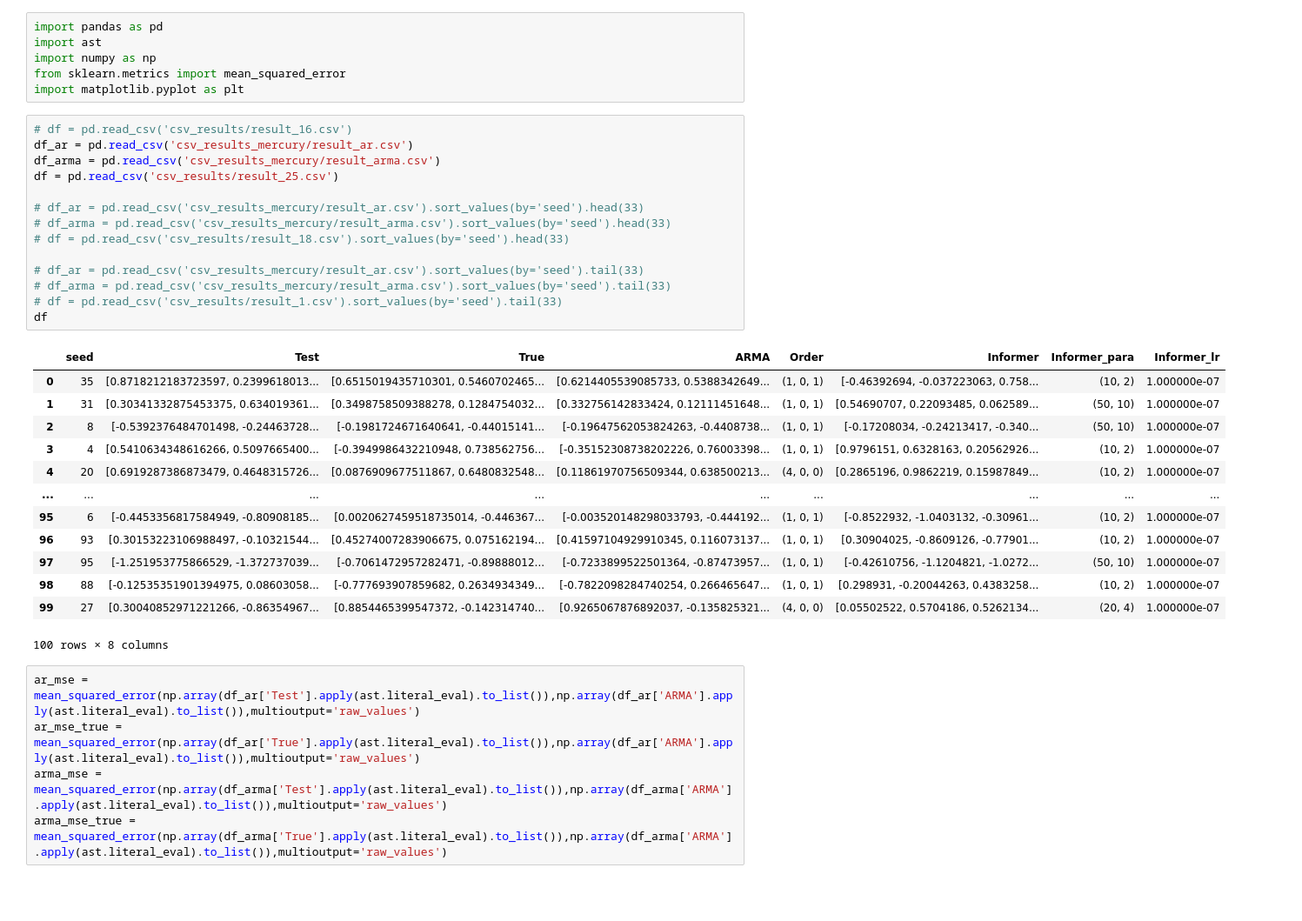
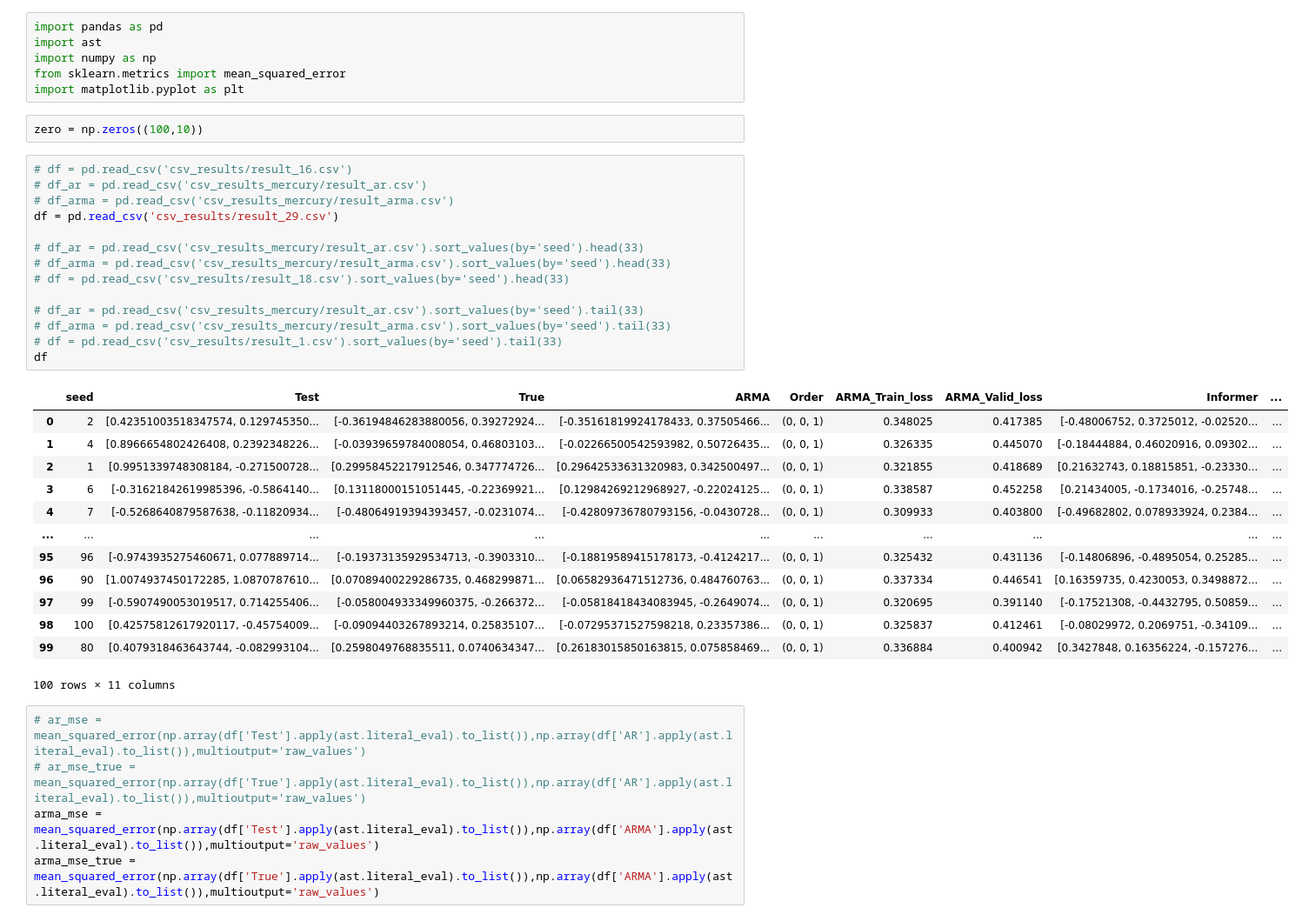
Before and after one commit to jasongangquanzhang/Informer_Time_Series, a Jupyter notebook: visiualization.ipynb, the cells around one changed output. Shown at 87% size. Drawn from its saved outputs; the diff is of its cells as text; blank space fills up the shorter version.

```diff
--- a/visiualization.ipynb
+++ b/visiualization.ipynb
@@ -4,37 +4,39 @@ import ast
 import numpy as np
 from sklearn.metrics import mean_squared_error
 import matplotlib.pyplot as plt
+# %%
+zero = np.zeros((100,10))
 # %%
 # df = pd.read_csv('csv_results/result_16.csv')
-df_ar = pd.read_csv('csv_results_mercury/result_ar.csv')
-df_arma = pd.read_csv('csv_results_mercury/result_arma.csv')
-df = pd.read_csv('csv_results/result_25.csv')
+# df_ar = pd.read_csv('csv_results_mercury/result_ar.csv')
+# df_arma = pd.read_csv('csv_results_mercury/result_arma.csv')
+df = pd.read_csv('csv_results/result_29.csv')
 
 # df_ar = pd.read_csv('csv_results_mercury/result_ar.csv').sort_values(by='seed').head(33)
 # df_arma = pd.read_csv('csv_results_mercury/result_arma.csv').sort_values(by='seed').head(33)
 # df = pd.read_csv('csv_results/result_18.csv').sort_values(by='seed').head(33)
 
 # df_ar = pd.read_csv('csv_results_mercury/result_ar.csv').sort_values(by='seed').tail(33)
 # df_arma = pd.read_csv('csv_results_mercury/result_arma.csv').sort_values(by='seed').tail(33)
 # df = pd.read_csv('csv_results/result_1.csv').sort_values(by='seed').tail(33)
 df
 # %% [output]
-|  | seed | Test | True | ARMA | Order | Informer | Informer_para | Informer_lr |
-| 0 | 35 | [0.8718212183723597, 0.2399618013... | [0.6515019435710301, 0.5460702465... | [0.6214405539085733, 0.5388342649... | (1, 0, 1) | [-0.46392694, -0.037223063, 0.758... | (10, 2) | 1.000000e-07 |
-| 1 | 31 | [0.30341332875453375, 0.634019361... | [0.3498758509388278, 0.1284754032... | [0.332756142833424, 0.12111451648... | (1, 0, 1) | [0.54690707, 0.22093485, 0.062589... | (50, 10) | 1.000000e-07 |
-| 2 | 8 | [-0.5392376484701498, -0.24463728... | [-0.1981724671640641, -0.44015141... | [-0.19647562053824263, -0.4408738... | (1, 0, 1) | [-0.17208034, -0.24213417, -0.340... | (50, 10) | 1.000000e-07 |
-| 3 | 4 | [0.5410634348616266, 0.5097665400... | [-0.3949986432210948, 0.738562756... | [-0.35152308738202226, 0.76003398... | (1, 0, 1) | [0.9796151, 0.6328163, 0.20562926... | (10, 2) | 1.000000e-07 |
-| 4 | 20 | [0.6919287386873479, 0.4648315726... | [0.0876909677511867, 0.6480832548... | [0.11861970756509344, 0.638500213... | (4, 0, 0) | [0.2865196, 0.9862219, 0.15987849... | (10, 2) | 1.000000e-07 |
-| ... | ... | ... | ... | ... | ... | ... | ... | ... |
-| 95 | 6 | [-0.4453356817584949, -0.80908185... | [0.0020627459518735014, -0.446367... | [-0.003520148298033793, -0.444192... | (1, 0, 1) | [-0.8522932, -1.0403132, -0.30961... | (10, 2) | 1.000000e-07 |
-| 96 | 93 | [0.30153223106988497, -0.10321544... | [0.45274007283906675, 0.075162194... | [0.41597104929910345, 0.116073137... | (1, 0, 1) | [0.30904025, -0.8609126, -0.77901... | (10, 2) | 1.000000e-07 |
-| 97 | 95 | [-1.251953775866529, -1.372737039... | [-0.7061472957282471, -0.89888012... | [-0.7233899522501364, -0.87473957... | (1, 0, 1) | [-0.42610756, -1.1204821, -1.0272... | (50, 10) | 1.000000e-07 |
-| 98 | 88 | [-0.12535351901394975, 0.08603058... | [-0.777693907859682, 0.2634934349... | [-0.7822098284740254, 0.266465647... | (1, 0, 1) | [0.298931, -0.20044263, 0.4383258... | (10, 2) | 1.000000e-07 |
-| 99 | 27 | [0.30040852971221266, -0.86354967... | [0.8854465399547372, -0.142314740... | [0.9265067876892037, -0.135825321... | (4, 0, 0) | [0.05502522, 0.5704186, 0.5262134... | (20, 4) | 1.000000e-07 |
+|  | seed | Test | True | ARMA | Order | ARMA_Train_loss | ARMA_Valid_loss | Informer | ... |
+| 0 | 2 | [0.42351003518347574, 0.129745350... | [-0.36194846283880056, 0.39272924... | [-0.35161819924178433, 0.37505466... | (0, 0, 1) | 0.348025 | 0.417385 | [-0.48006752, 0.3725012, -0.02520... | ... |
+| 1 | 4 | [0.8966654802426408, 0.2392348226... | [-0.03939659784008054, 0.46803103... | [-0.02266500542593982, 0.50726435... | (0, 0, 1) | 0.326335 | 0.445070 | [-0.18444884, 0.46020916, 0.09302... | ... |
+| 2 | 1 | [0.9951339748308184, -0.271500728... | [0.29958452217912546, 0.347774726... | [0.29642533631320983, 0.342500497... | (0, 0, 1) | 0.321855 | 0.418689 | [0.21632743, 0.18815851, -0.23330... | ... |
+| 3 | 6 | [-0.31621842619985396, -0.5864140... | [0.13118000151051445, -0.22369921... | [0.12984269212968927, -0.22024125... | (0, 0, 1) | 0.338587 | 0.452258 | [0.21434005, -0.1734016, -0.25748... | ... |
+| 4 | 7 | [-0.5268640879587638, -0.11820934... | [-0.48064919394393457, -0.0231074... | [-0.42809736780793156, -0.0430728... | (0, 0, 1) | 0.309933 | 0.403800 | [-0.49682802, 0.078933924, 0.2384... | ... |
+| ... | ... | ... | ... | ... | ... | ... | ... | ... | ... |
+| 95 | 96 | [-0.9743935275460671, 0.077889714... | [-0.19373135929534713, -0.3903310... | [-0.18819589415178173, -0.4124217... | (0, 0, 1) | 0.325432 | 0.431136 | [-0.14806896, -0.4895054, 0.25285... | ... |
+| 96 | 90 | [1.0074937450172285, 1.0870787610... | [0.07089400229286735, 0.468299871... | [0.06582936471512736, 0.484760763... | (0, 0, 1) | 0.337334 | 0.446541 | [0.16359735, 0.4230053, 0.3498872... | ... |
+| 97 | 99 | [-0.5907490053019517, 0.714255406... | [-0.058004933349960375, -0.266372... | [-0.05818418434083945, -0.2649074... | (0, 0, 1) | 0.320695 | 0.391140 | [-0.17521308, -0.4432795, 0.50859... | ... |
+| 98 | 100 | [0.42575812617920117, -0.45754009... | [-0.09094403267893214, 0.25835107... | [-0.07295371527598218, 0.23357386... | (0, 0, 1) | 0.325837 | 0.412461 | [-0.08029972, 0.2069751, -0.34109... | ... |
+| 99 | 80 | [0.4079318463643744, -0.082993104... | [0.2598049768835511, 0.0740634347... | [0.26183015850163815, 0.075858469... | (0, 0, 1) | 0.336884 | 0.400942 | [0.3427848, 0.16356224, -0.157276... | ... |
-100 rows × 8 columns
+100 rows × 11 columns
 # %%
-ar_mse = mean_squared_error(np.array(df_ar['Test'].apply(ast.literal_eval).to_list()),np.array(df_ar['ARMA'].apply(ast.literal_eval).to_list()),multioutput='raw_values')
-ar_mse_true = mean_squared_error(np.array(df_ar['True'].apply(ast.literal_eval).to_list()),np.array(df_ar['ARMA'].apply(ast.literal_eval).to_list()),multioutput='raw_values')
-arma_mse = mean_squared_error(np.array(df_arma['Test'].apply(ast.literal_eval).to_list()),np.array(df_arma['ARMA'].apply(ast.literal_eval).to_list()),multioutput='raw_values')
-arma_mse_true = mean_squared_error(np.array(df_arma['True'].apply(ast.literal_eval).to_list()),np.array(df_arma['ARMA'].apply(ast.literal_eval).to_list()),multioutput='raw_values')
+# ar_mse = mean_squared_error(np.array(df['Test'].apply(ast.literal_eval).to_list()),np.array(df['AR'].apply(ast.literal_eval).to_list()),multioutput='raw_values')
+# ar_mse_true = mean_squared_error(np.array(df['True'].apply(ast.literal_eval).to_list()),np.array(df['AR'].apply(ast.literal_eval).to_list()),multioutput='raw_values')
+arma_mse = mean_squared_error(np.array(df['Test'].apply(ast.literal_eval).to_list()),np.array(df['ARMA'].apply(ast.literal_eval).to_list()),multioutput='raw_values')
+arma_mse_true = mean_squared_error(np.array(df['True'].apply(ast.literal_eval).to_list()),np.array(df['ARMA'].apply(ast.literal_eval).to_list()),multioutput='raw_values')
 # %%
```
Also changed, not shown: parts of 9 cells of this notebook, 7 other files.
